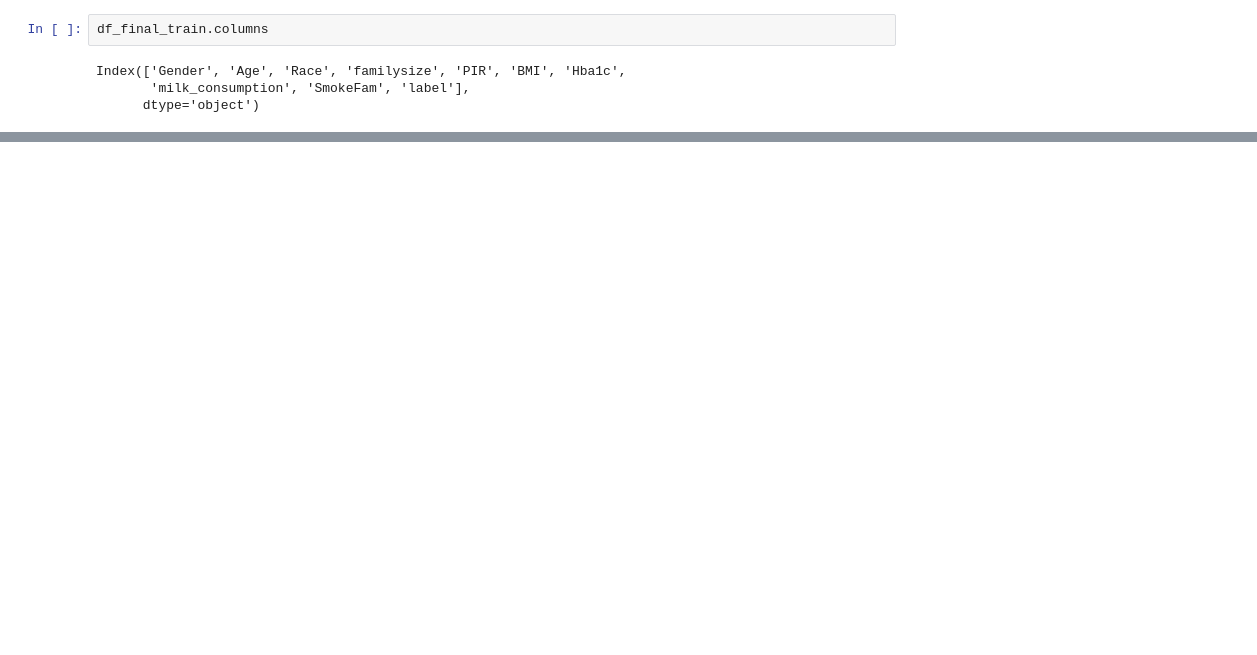
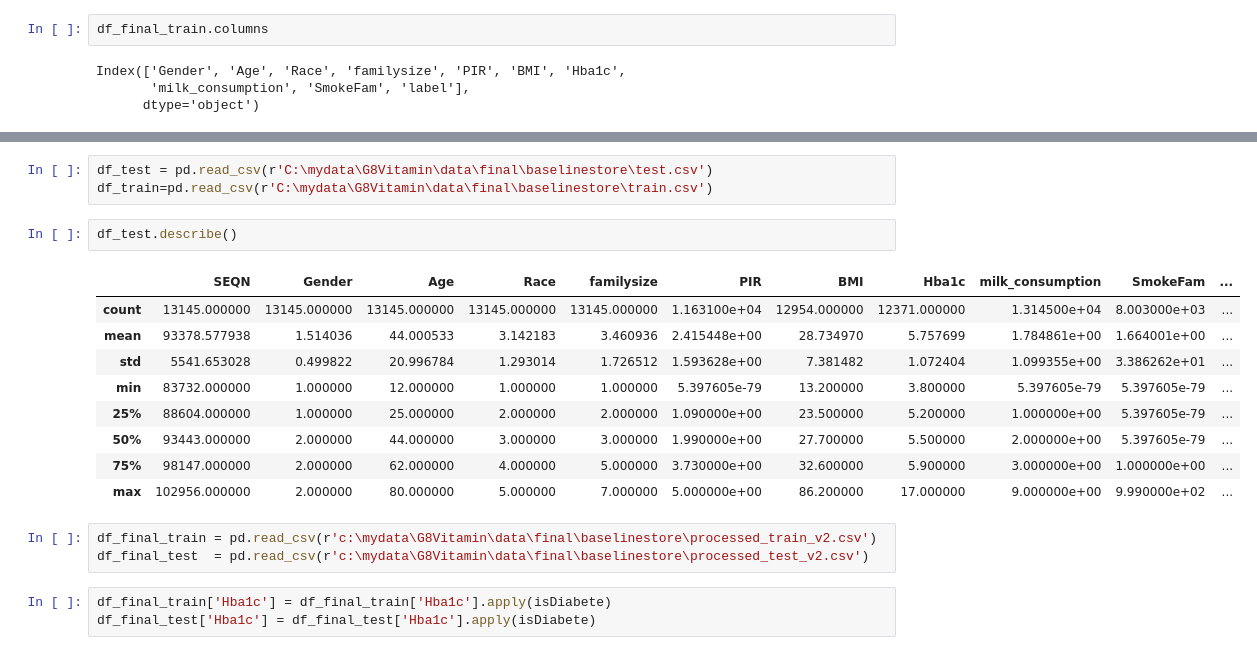
Before and after one commit to iseT1enLoc/G8Vitamin, a Jupyter notebook: src/models/baselineq1/baseline1.ipynb, the cells around one changed output, grey strips where cells are left out. Saved outputs shown, nothing was run; the diff lists cells and outputs as text; blank space fills up the shorter version.

```diff
--- a/src/models/baselineq1/baseline1.ipynb
+++ b/src/models/baselineq1/baseline1.ipynb
@@ -488,0 +501,21 @@ XGBoost   0.442596  0.620171     0.683680  0.262148  0.251897     0.196667
+# %%
+df_test = pd.read_csv(r'C:\mydata\G8Vitamin\data\final\baselinestore\test.csv')
+df_train=pd.read_csv(r'C:\mydata\G8Vitamin\data\final\baselinestore\train.csv')
+# %%
+df_test.describe()
+# %% [output]
+|  | SEQN | Gender | Age | Race | familysize | PIR | BMI | Hba1c | milk_consumption | SmokeFam | ... |
+| count | 13145.000000 | 13145.000000 | 13145.000000 | 13145.000000 | 13145.000000 | 1.163100e+04 | 12954.000000 | 12371.000000 | 1.314500e+04 | 8.003000e+03 | ... |
+| mean | 93378.577938 | 1.514036 | 44.000533 | 3.142183 | 3.460936 | 2.415448e+00 | 28.734970 | 5.757699 | 1.784861e+00 | 1.664001e+00 | ... |
+| std | 5541.653028 | 0.499822 | 20.996784 | 1.293014 | 1.726512 | 1.593628e+00 | 7.381482 | 1.072404 | 1.099355e+00 | 3.386262e+01 | ... |
+| min | 83732.000000 | 1.000000 | 12.000000 | 1.000000 | 1.000000 | 5.397605e-79 | 13.200000 | 3.800000 | 5.397605e-79 | 5.397605e-79 | ... |
+| 25% | 88604.000000 | 1.000000 | 25.000000 | 2.000000 | 2.000000 | 1.090000e+00 | 23.500000 | 5.200000 | 1.000000e+00 | 5.397605e-79 | ... |
+| 50% | 93443.000000 | 2.000000 | 44.000000 | 3.000000 | 3.000000 | 1.990000e+00 | 27.700000 | 5.500000 | 2.000000e+00 | 5.397605e-79 | ... |
+| 75% | 98147.000000 | 2.000000 | 62.000000 | 4.000000 | 5.000000 | 3.730000e+00 | 32.600000 | 5.900000 | 3.000000e+00 | 1.000000e+00 | ... |
+| max | 102956.000000 | 2.000000 | 80.000000 | 5.000000 | 7.000000 | 5.000000e+00 | 86.200000 | 17.000000 | 9.000000e+00 | 9.990000e+02 | ... |
+# %%
+df_final_train = pd.read_csv(r'c:\mydata\G8Vitamin\data\final\baselinestore\processed_train_v2.csv')
+df_final_test  = pd.read_csv(r'c:\mydata\G8Vitamin\data\final\baselinestore\processed_test_v2.csv')
+# %%
+df_final_train['Hba1c'] = df_final_train['Hba1c'].apply(isDiabete)
+df_final_test['Hba1c'] = df_final_test['Hba1c'].apply(isDiabete)
```
Also changed, not shown: parts of 26 cells of this notebook, 13 other files.
